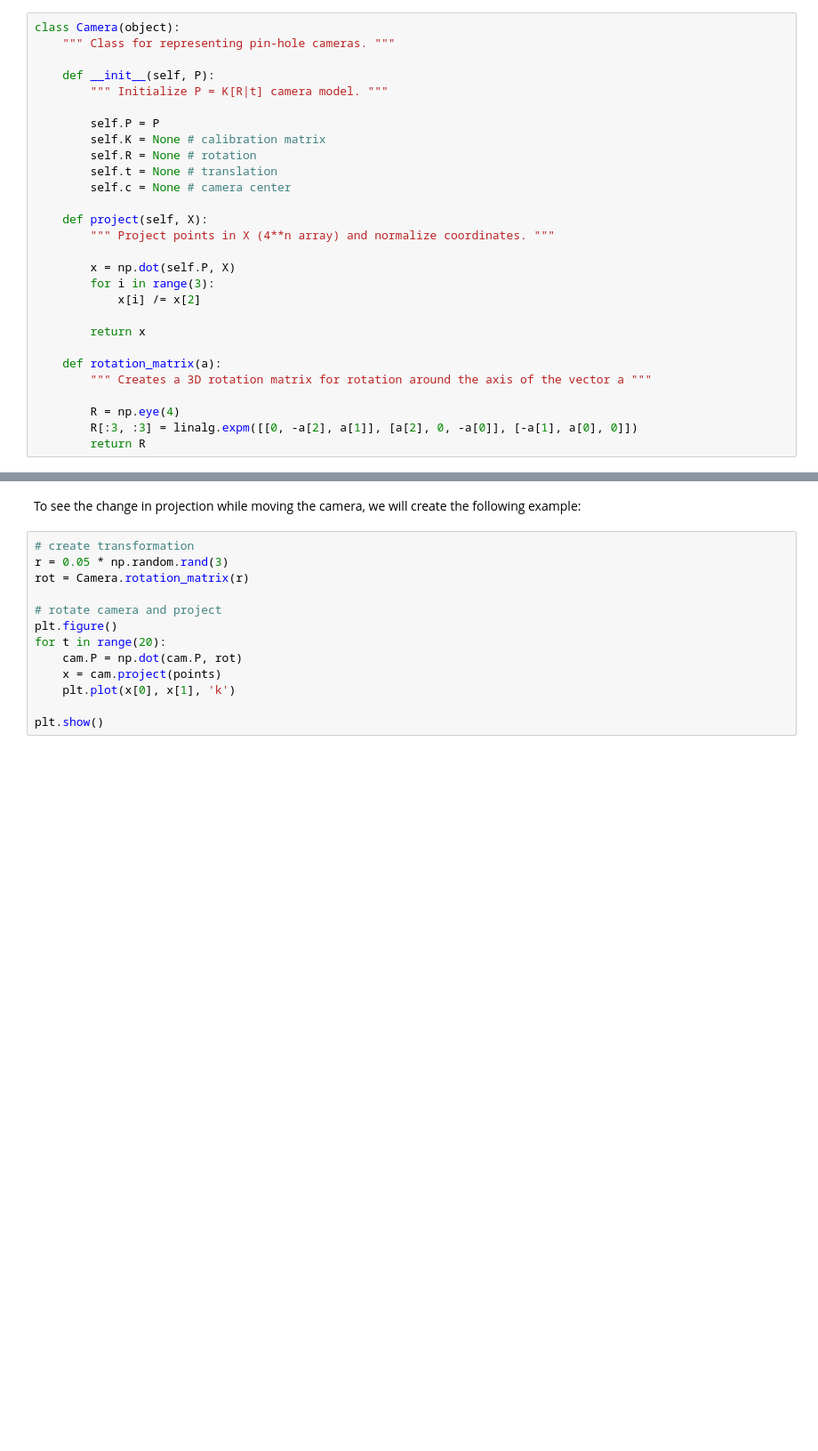
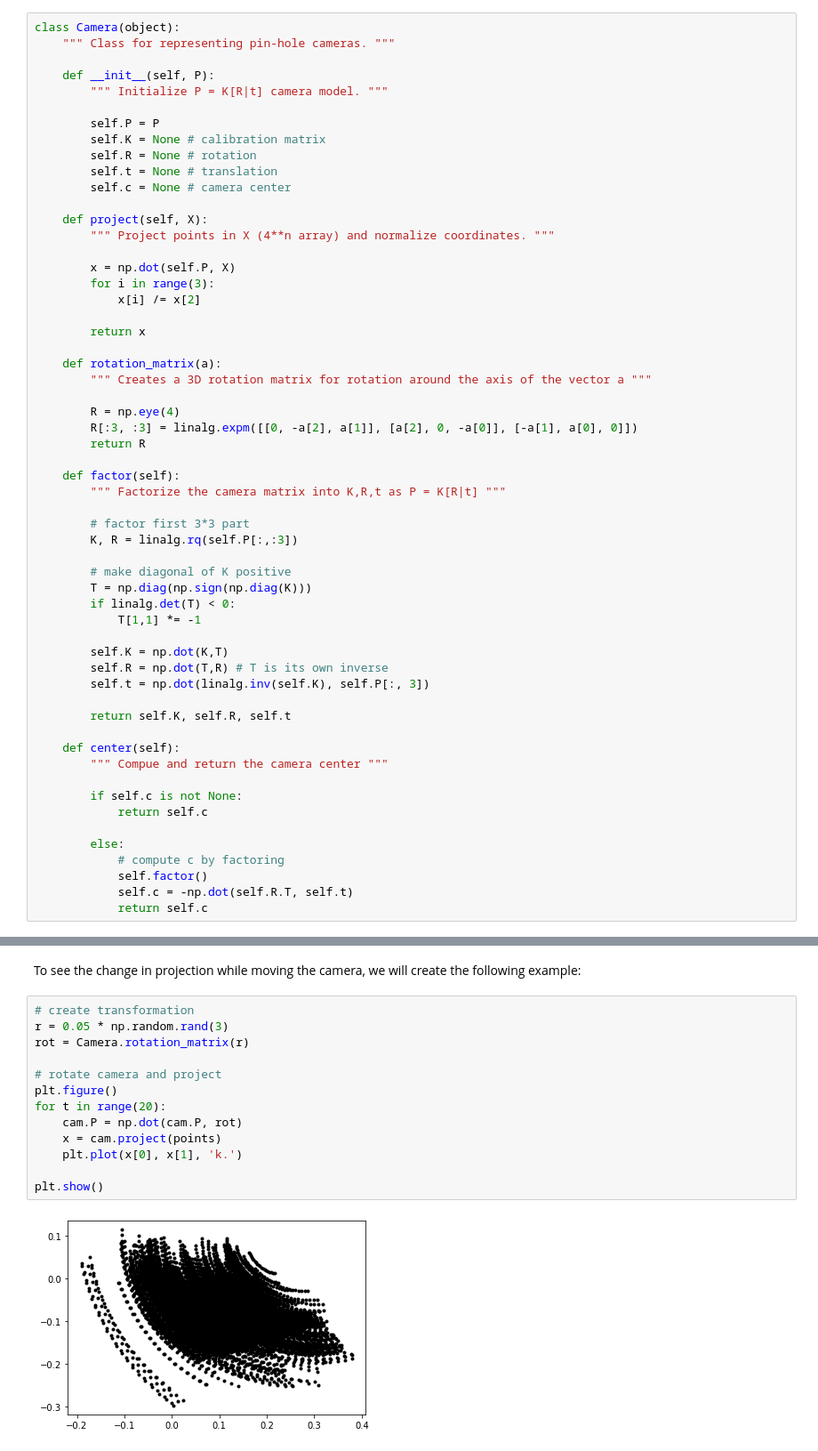
Before and after one commit to JoBo33/Introduction_To_ComputerVision, a Jupyter notebook: writeup.ipynb, the cells around one changed output, grey strips where cells are left out. Shown: that part at 89% size. Saved outputs shown, nothing was run; the diff lists cells and outputs as text; blank space fills up the shorter version.

Commit message:
center calculation added

```diff
--- a/writeup.ipynb
+++ b/writeup.ipynb
@@ -38,5 +47,34 @@ class Camera(object):
         R = np.eye(4)
         R[:3, :3] = linalg.expm([[0, -a[2], a[1]], [a[2], 0, -a[0]], [-a[1], a[0], 0]])
         return R
+
+    def factor(self):
+        """ Factorize the camera matrix into K,R,t as P = K[R|t] """
+
+        # factor first 3*3 part
+        K, R = linalg.rq(self.P[:,:3])
+
+        # make diagonal of K positive
+        T = np.diag(np.sign(np.diag(K)))
+        if linalg.det(T) < 0:
+            T[1,1] *= -1
+
+        self.K = np.dot(K,T)
+        self.R = np.dot(T,R) # T is its own inverse
+        self.t = np.dot(linalg.inv(self.K), self.P[:, 3])
+
+        return self.K, self.R, self.t
+
+    def center(self):
+        """ Compue and return the camera center """
+
+        if self.c is not None:
+            return self.c
+
+        else:
+            # compute c by factoring
+            self.factor()
+            self.c = -np.dot(self.R.T, self.t)
+            return self.c
 # %% [markdown]
 First we need to load the data from our example. In this example we will use the "Model-House" which is one of the Oxformd multi-view datasets. Then we make the points into homogeneous coordinates and create a **Camera** object, with the projection matrix.
@@ -83,13 +123,15 @@ To see the change in projection while moving the camera, we will create the foll
 # %%
 # create transformation
 r = 0.05 * np.random.rand(3)
 rot = Camera.rotation_matrix(r)
 
 # rotate camera and project
 plt.figure()
 for t in range(20):
     cam.P = np.dot(cam.P, rot)
     x = cam.project(points)
-    plt.plot(x[0], x[1], 'k')
+    plt.plot(x[0], x[1], 'k.')
 
 plt.show()
+# %% [output]
+[figure, added]
```
Also changed, not shown: parts of 6 cells of this notebook, 1 other file.
